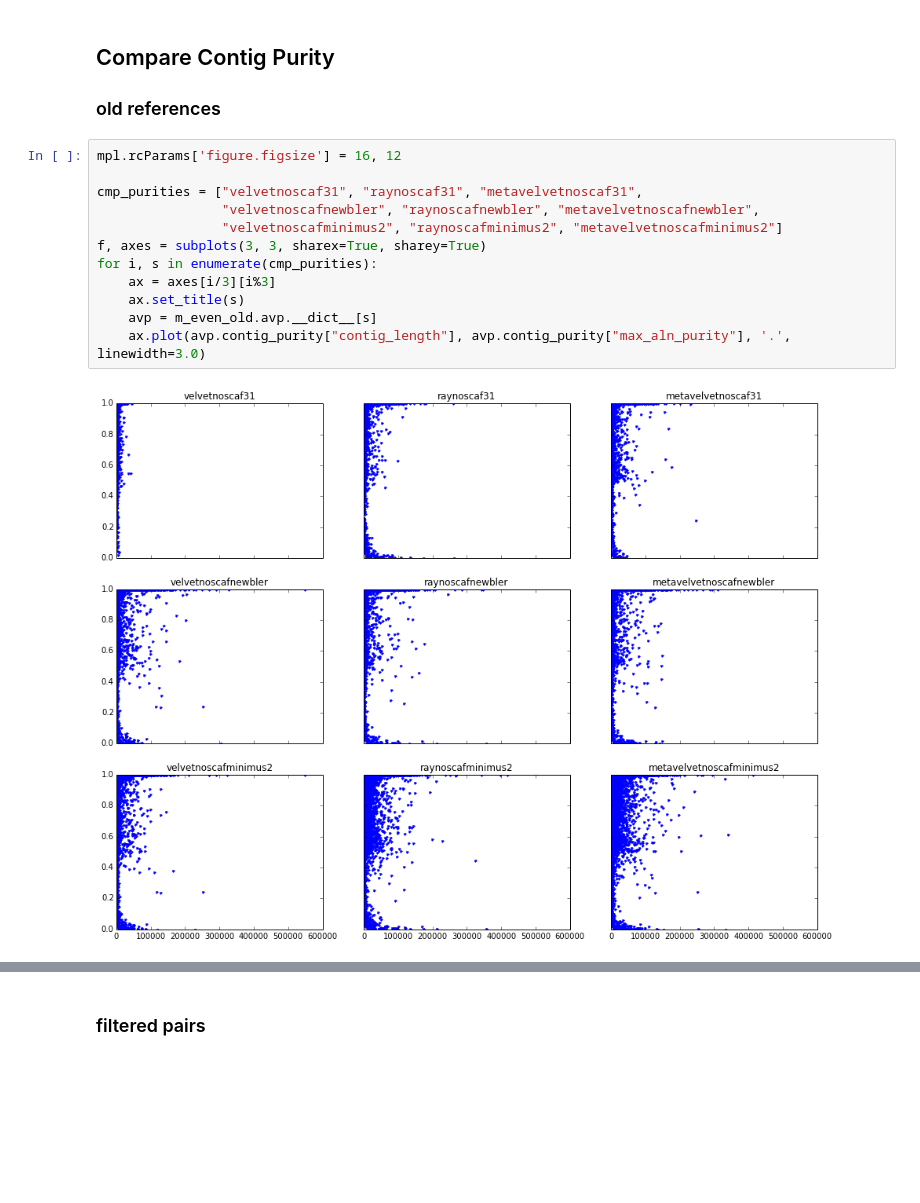
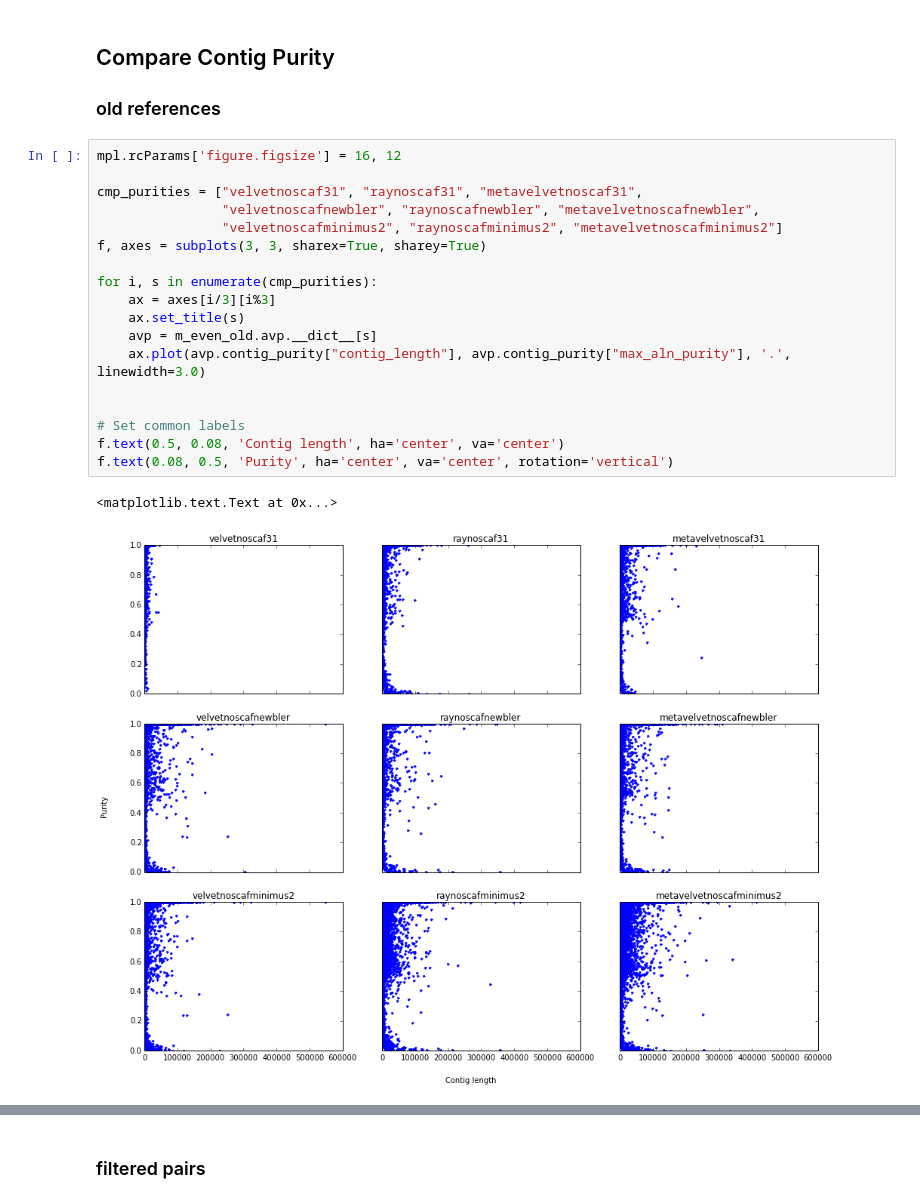
Before and after one commit to inodb/masmvali-publication, a Jupyter notebook: notebooks/LIMS1884-filtered-pairs-assemblies.ipynb, the cells around one changed output, grey strips where cells are left out. Saved outputs shown, nothing was run; the diff lists cells and outputs as text; blank space fills up the shorter version.

```diff
--- a/notebooks/LIMS1884-filtered-pairs-assemblies.ipynb
+++ b/notebooks/LIMS1884-filtered-pairs-assemblies.ipynb
@@ -51,14 +51,21 @@ m_even = metassemble.MetAssemble(
 # %%
 mpl.rcParams['figure.figsize'] = 16, 12
 
 cmp_purities = ["velvetnoscaf31", "raynoscaf31", "metavelvetnoscaf31",
                 "velvetnoscafnewbler", "raynoscafnewbler", "metavelvetnoscafnewbler",
                 "velvetnoscafminimus2", "raynoscafminimus2", "metavelvetnoscafminimus2"]
 f, axes = subplots(3, 3, sharex=True, sharey=True)
+
 for i, s in enumerate(cmp_purities):
     ax = axes[i/3][i%3]
     ax.set_title(s)
     avp = m_even_old.avp.__dict__[s]
     ax.plot(avp.contig_purity["contig_length"], avp.contig_purity["max_aln_purity"], '.', linewidth=3.0)
+
+
+# Set common labels
+f.text(0.5, 0.08, 'Contig length', ha='center', va='center')
+f.text(0.08, 0.5, 'Purity', ha='center', va='center', rotation='vertical')
 # %% [output]
+<matplotlib.text.Text at 0x...>
-[figure, old version]
+[figure, new version]
```
Also changed, not shown: parts of 6 cells of this notebook.
